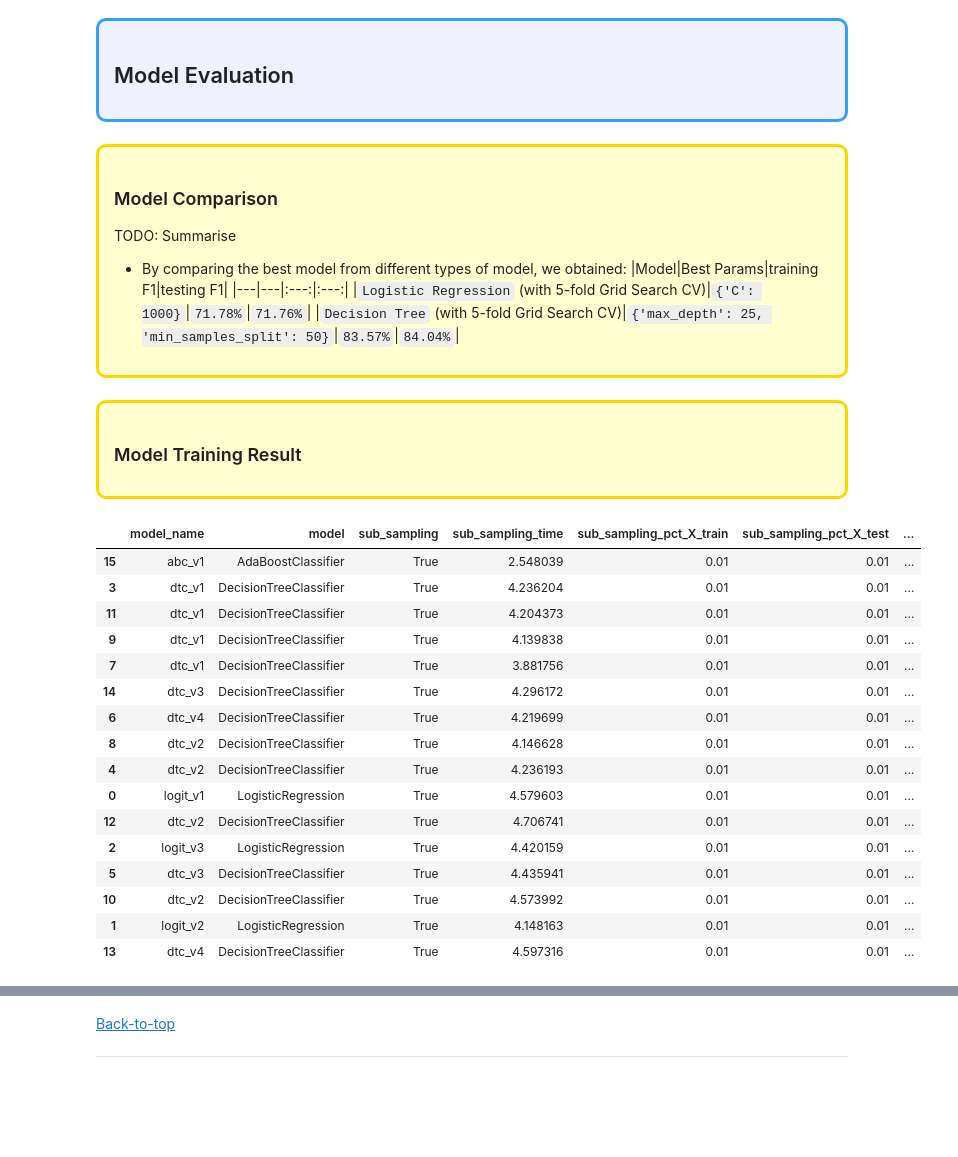
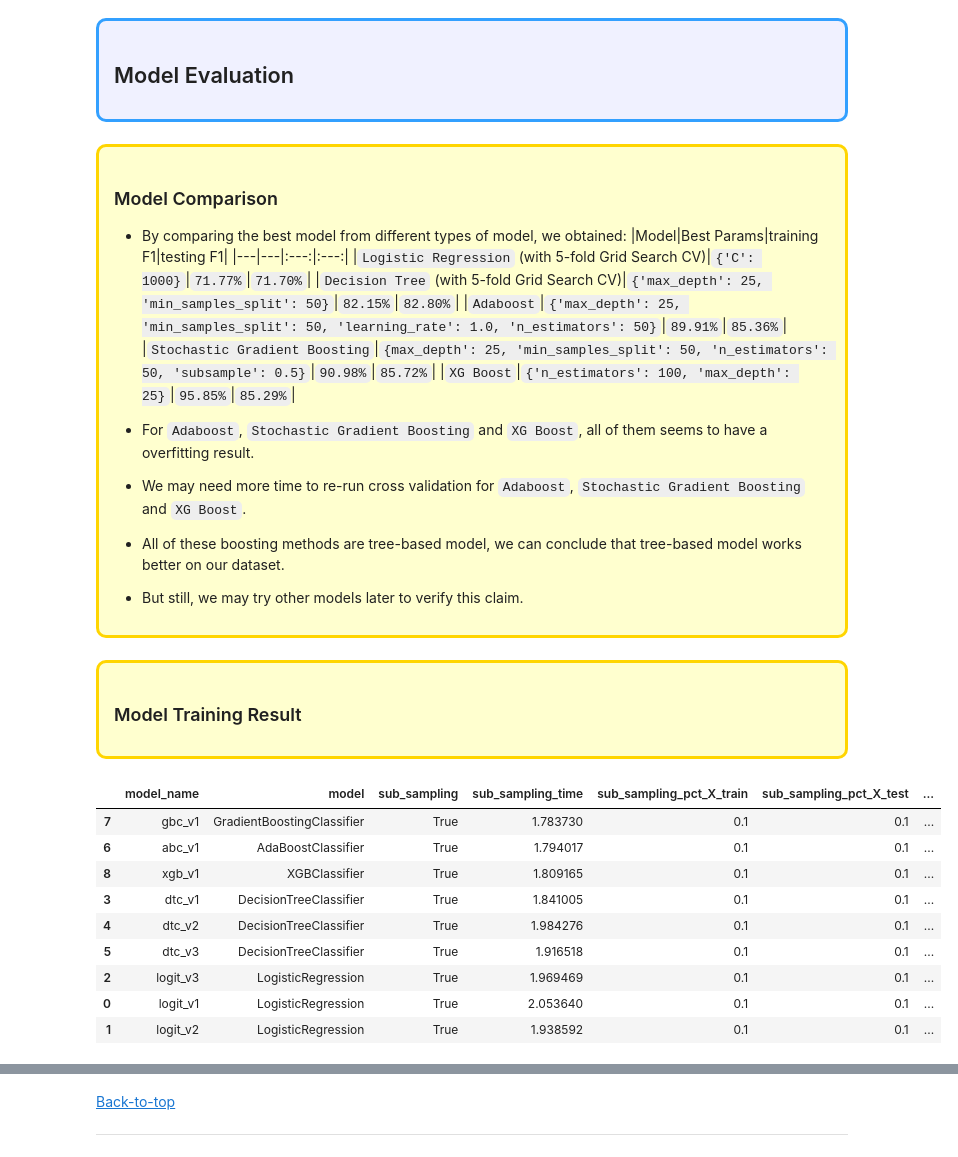
Before and after one commit to anthonynamnam/brainstation_capstone, a Jupyter notebook: Notebooks/model-development.ipynb, the cells around one changed output, grey strips where cells are left out. Cells and saved outputs as stored; diff of their text form; code cells hidden in the pictures; blank space fills up the shorter version.

```diff
--- a/Notebooks/model-development.ipynb
+++ b/Notebooks/model-development.ipynb
@@ -2381,15 +2410,21 @@ TODO: Comment
     <h3> Model Comparison </h3>
 </a>
 
-TODO: Summarise
 
 - By comparing the best model from different types of model, we obtained:
 |Model|Best Params|training F1|testing F1|
 |---|---|:---:|:---:|
-|`Logistic Regression` (with 5-fold Grid Search CV)|`{'C': 1000}`|`71.78%`|`71.76%`|
-|`Decision Tree` (with 5-fold Grid Search CV)|`{'max_depth': 25, 'min_samples_split': 50}`|`83.57%`|`84.04%`|
+|`Logistic Regression` (with 5-fold Grid Search CV)|`{'C': 1000}`|`71.77%`|`71.70%`|
+|`Decision Tree` (with 5-fold Grid Search CV)|`{'max_depth': 25, 'min_samples_split': 50}`|`82.15%`|`82.80%`|
+|`Adaboost`|`{'max_depth': 25, 'min_samples_split': 50, 'learning_rate': 1.0, 'n_estimators': 50}`|`89.91%`|`85.36%`|
+|`Stochastic Gradient Boosting`|`{max_depth': 25, 'min_samples_split': 50, 'n_estimators': 50, 'subsample': 0.5}`|`90.98%`|`85.72%`|
+|`XG Boost`|`{'n_estimators': 100, 'max_depth': 25}`|`95.85%`|`85.29%`|
 
+- For `Adaboost`, `Stochastic Gradient Boosting` and `XG Boost`, all of them seems to have a overfitting result.
+- We may need more time to re-run cross validation for `Adaboost`, `Stochastic Gradient Boosting` and `XG Boost`.
 
+- All of these boosting methods are tree-based model, we can conclude that tree-based model works better on our dataset.
+- But still, we may try other models later to verify this claim.
 
 
 </div>
@@ -2401,23 +2436,17 @@ TODO: Summarise
 </div>
 # %%
 p = ModelPerf("log/model_performance.csv")
-temp = p.get_data()#[["model","test_score","standard_scaling","pca","grid_search","best_params","best_train_score","params","train_score"]]
-temp.sort_values(by=["test_score"],ascending = [False])
+temp = p.get_data()
+temp.sort_values(by=["test_score"],ascending = [False],inplace=True)
+temp
 # %% [output]
 |  | model_name | model | sub_sampling | sub_sampling_time | sub_sampling_pct_X_train | sub_sampling_pct_X_test | ... |
-| 15 | abc_v1 | AdaBoostClassifier | True | 2.548039 | 0.01 | 0.01 | ... |
-| 3 | dtc_v1 | DecisionTreeClassifier | True | 4.236204 | 0.01 | 0.01 | ... |
-| 11 | dtc_v1 | DecisionTreeClassifier | True | 4.204373 | 0.01 | 0.01 | ... |
-| 9 | dtc_v1 | DecisionTreeClassifier | True | 4.139838 | 0.01 | 0.01 | ... |
-| 7 | dtc_v1 | DecisionTreeClassifier | True | 3.881756 | 0.01 | 0.01 | ... |
-| 14 | dtc_v3 | DecisionTreeClassifier | True | 4.296172 | 0.01 | 0.01 | ... |
-| 6 | dtc_v4 | DecisionTreeClassifier | True | 4.219699 | 0.01 | 0.01 | ... |
-| 8 | dtc_v2 | DecisionTreeClassifier | True | 4.146628 | 0.01 | 0.01 | ... |
-| 4 | dtc_v2 | DecisionTreeClassifier | True | 4.236193 | 0.01 | 0.01 | ... |
-| 0 | logit_v1 | LogisticRegression | True | 4.579603 | 0.01 | 0.01 | ... |
-| 12 | dtc_v2 | DecisionTreeClassifier | True | 4.706741 | 0.01 | 0.01 | ... |
-| 2 | logit_v3 | LogisticRegression | True | 4.420159 | 0.01 | 0.01 | ... |
-| 5 | dtc_v3 | DecisionTreeClassifier | True | 4.435941 | 0.01 | 0.01 | ... |
-| 10 | dtc_v2 | DecisionTreeClassifier | True | 4.573992 | 0.01 | 0.01 | ... |
-| 1 | logit_v2 | LogisticRegression | True | 4.148163 | 0.01 | 0.01 | ... |
-| 13 | dtc_v4 | DecisionTreeClassifier | True | 4.597316 | 0.01 | 0.01 | ... |
+| 7 | gbc_v1 | GradientBoostingClassifier | True | 1.783730 | 0.1 | 0.1 | ... |
+| 6 | abc_v1 | AdaBoostClassifier | True | 1.794017 | 0.1 | 0.1 | ... |
+| 8 | xgb_v1 | XGBClassifier | True | 1.809165 | 0.1 | 0.1 | ... |
+| 3 | dtc_v1 | DecisionTreeClassifier | True | 1.841005 | 0.1 | 0.1 | ... |
+| 4 | dtc_v2 | DecisionTreeClassifier | True | 1.984276 | 0.1 | 0.1 | ... |
+| 5 | dtc_v3 | DecisionTreeClassifier | True | 1.916518 | 0.1 | 0.1 | ... |
+| 2 | logit_v3 | LogisticRegression | True | 1.969469 | 0.1 | 0.1 | ... |
+| 0 | logit_v1 | LogisticRegression | True | 2.053640 | 0.1 | 0.1 | ... |
+| 1 | logit_v2 | LogisticRegression | True | 1.938592 | 0.1 | 0.1 | ... |
```
Also changed, not shown: parts of 29 cells of this notebook.
